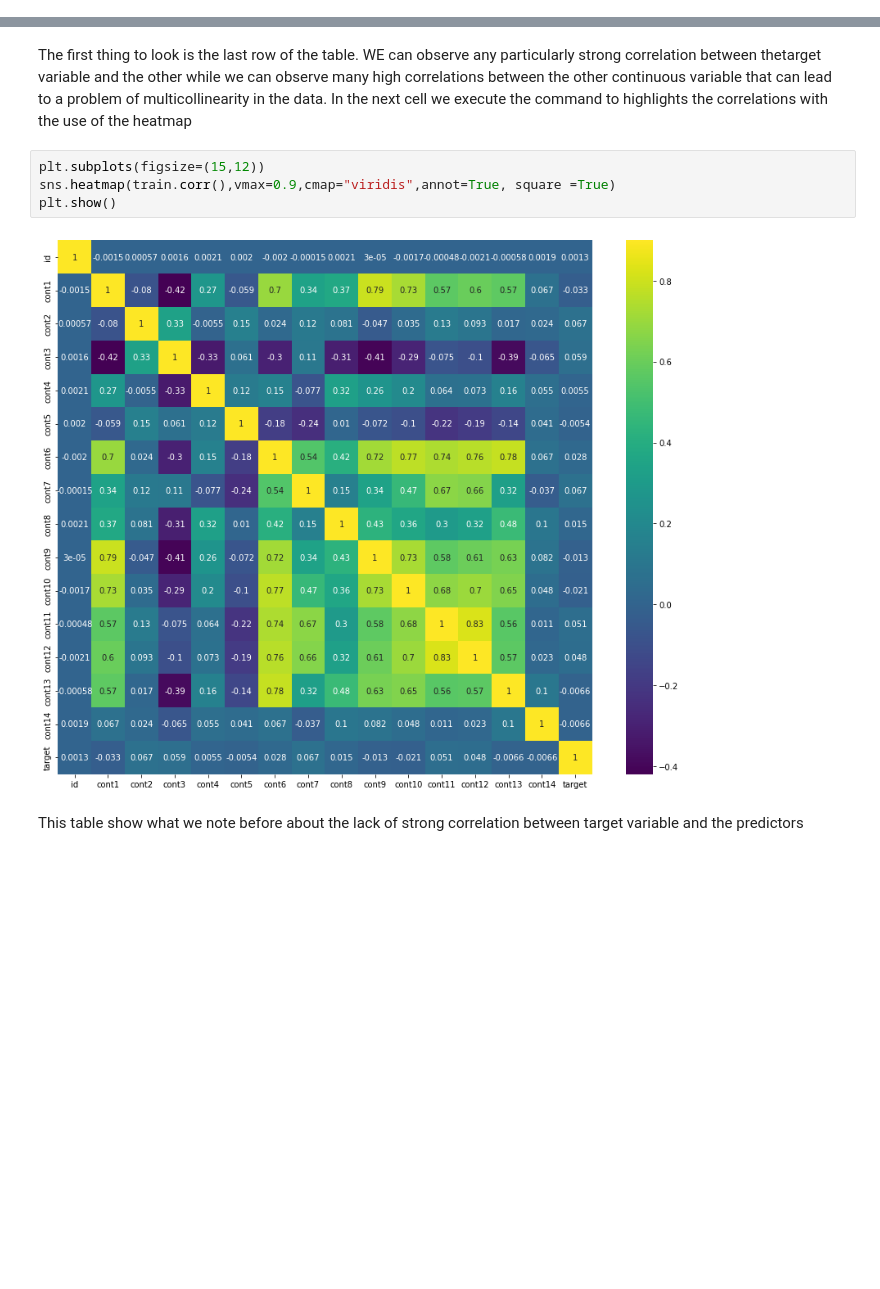
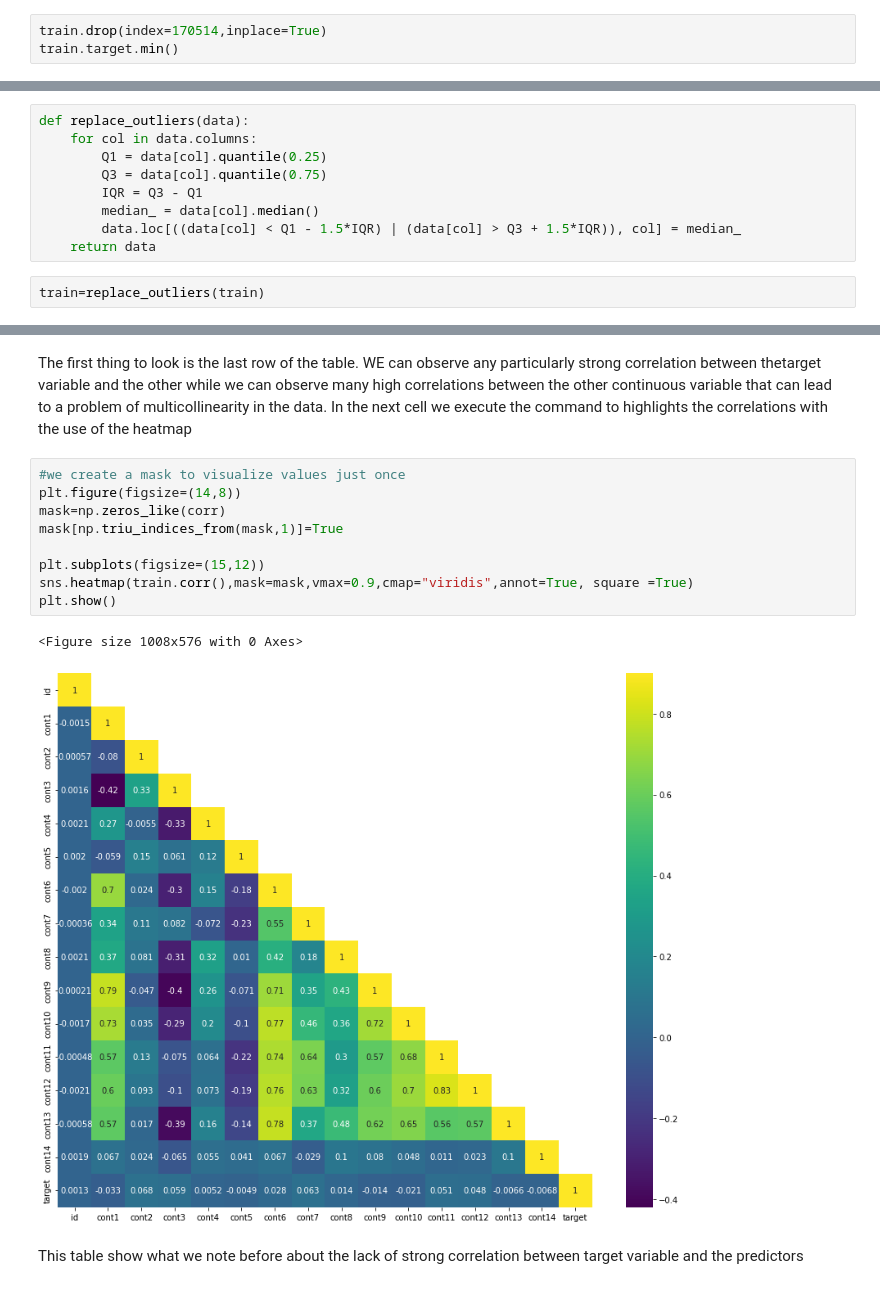
Before and after one commit to dango80/My-approach-to-a-Regression-problem, a Jupyter notebook: my-approach-to-a-tabular-regression-problem.ipynb, the cells around one changed output, grey strips where cells are left out. Cells and saved outputs as stored; diff of their text form; blank space fills up the shorter version.

```diff
--- a/my-approach-to-a-tabular-regression-problem.ipynb
+++ b/my-approach-to-a-tabular-regression-problem.ipynb
@@ -259,0 +275,3 @@ Name: target, Length: 300000, dtype: float64
+# %%
+train.drop(index=170514,inplace=True)
+train.target.min()
@@ -284,0 +330,11 @@ We can find outliers for the variables cont7 and cont9 as well as we saw for the
+# %%
+def replace_outliers(data):
+    for col in data.columns:
+        Q1 = data[col].quantile(0.25)
+        Q3 = data[col].quantile(0.75)
+        IQR = Q3 - Q1
+        median_ = data[col].median()
+        data.loc[((data[col] < Q1 - 1.5*IQR) | (data[col] > Q3 + 1.5*IQR)), col] = median_
+    return data
+# %%
+train=replace_outliers(train)
@@ -313,11 +373,17 @@ corr.style.background_gradient(cmap="coolwarm").set_precision(2)
 The first thing to look is the last row of the table. WE can observe any particularly strong correlation between thetarget variable and the other while we can observe many high correlations between the other continuous variable that can lead to a problem of multicollinearity in the data.
 In the next cell we execute the command to highlights the correlations with the use of the heatmap
 # %%
+#we create a mask to visualize values just once
+plt.figure(figsize=(14,8))
+mask=np.zeros_like(corr)
+mask[np.triu_indices_from(mask,1)]=True
+
 plt.subplots(figsize=(15,12))
-sns.heatmap(train.corr(),vmax=0.9,cmap="viridis",annot=True, square =True)
+sns.heatmap(train.corr(),mask=mask,vmax=0.9,cmap="viridis",annot=True, square =True)
 plt.show()
 # %% [output]
+<Figure size 1008x576 with 0 Axes>
-[figure, old version]
+[figure, new version]
 # %% [markdown]
 This table show what we note before about the lack of strong correlation between target variable and the predictors
 # %%
```
Also changed, not shown: parts of 46 cells of this notebook.
